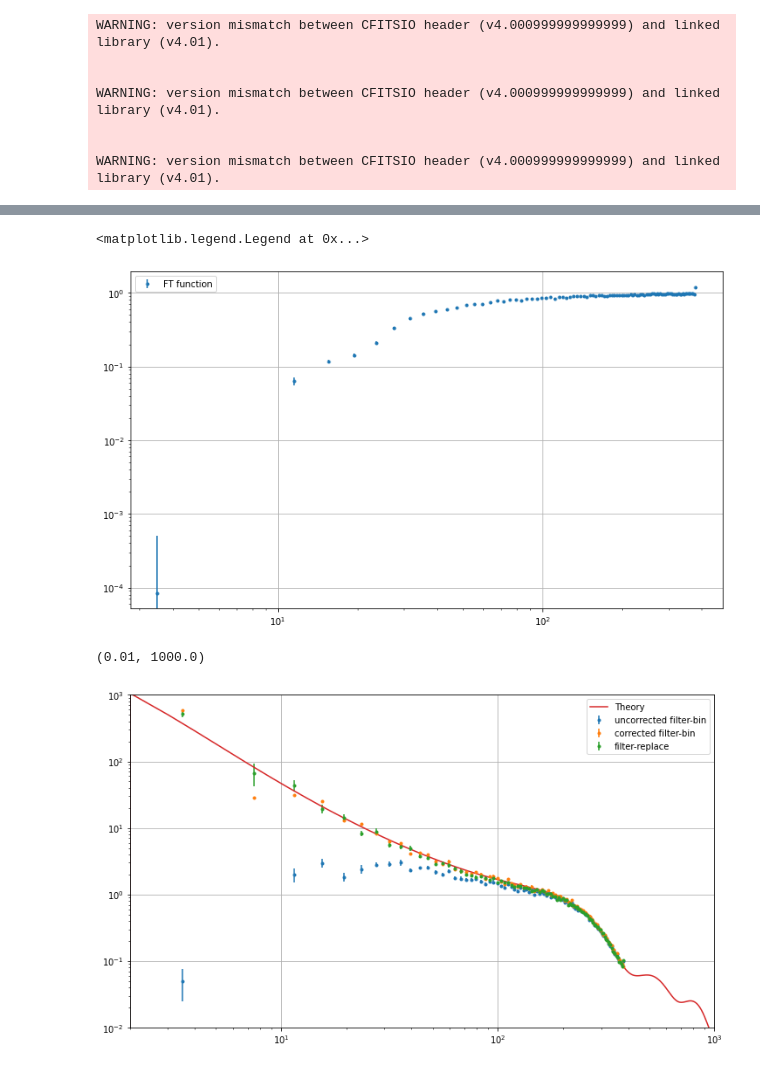
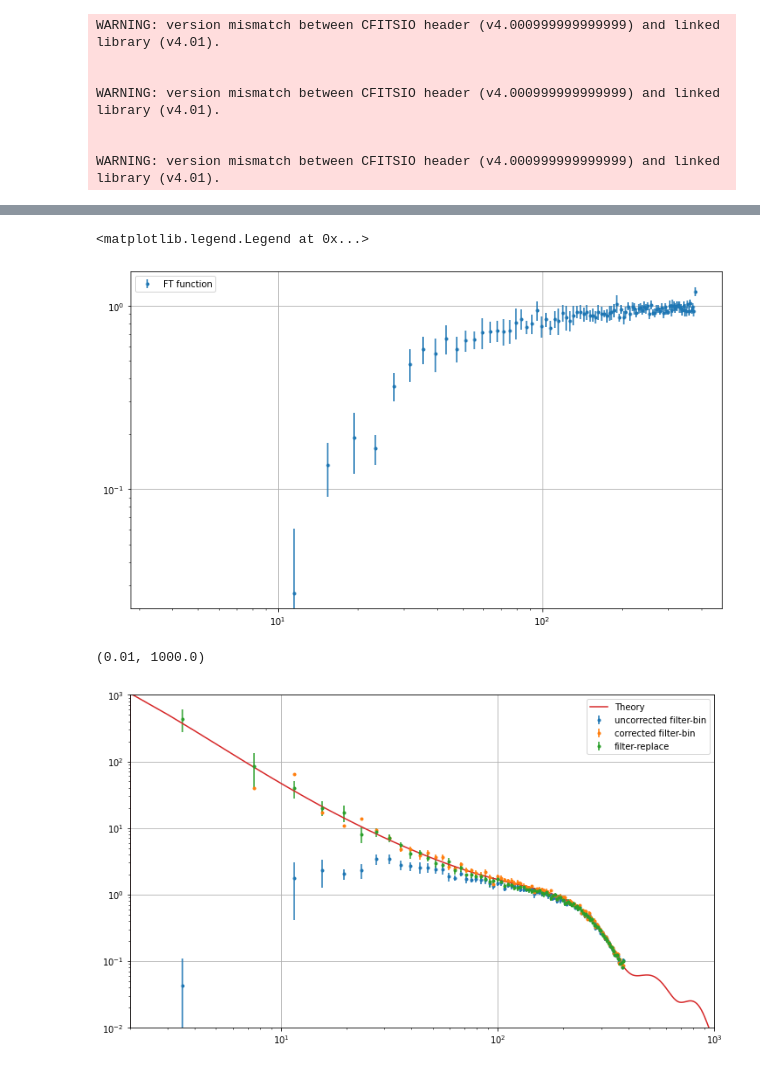
Before and after one commit to catyz/destripe, a Jupyter notebook: simulation.ipynb, the cells around one changed output, grey strips where cells are left out. Saved outputs shown, nothing was run; the diff lists cells and outputs as text; code cells hidden in the pictures.

```diff
--- a/simulation.ipynb
+++ b/simulation.ipynb
@@ -53,7 +54,7 @@ def subscan_polyfilter(times, tod, n_sub=200, deg=10):
         scan -= poly(time)
     return np.concatenate(subscans)
 # %%
-def map_sim(input_map, pixels, rate, noise_params, subscan_poly_deg=10, replace=False, plot=True):
+def map2map(input_map, pixels, rate, noise_params, subscan_poly_deg=10, replace=False, plot=True):
     nside = 128
     npix = 12*nside**2
     nsamp = len(pixels)
@@ -96,23 +97,23 @@ def map_sim(input_map, pixels, rate, noise_params, subscan_poly_deg=10, replace=
 
     return output_map
 # %%
-def simulate_cross_spectra(input_cl, n_obs, noise_params, replace=False):
+def cl2cl(input_cl, n_obs, noise_params, replace=False):
     input_map = hp.synfast(input_cl, nside=128)
     npix = 12*hp.get_nside(input_map)**2
     coadd_map1 = np.zeros(npix)
     coadd_map2 = np.zeros(npix)
 
     for i in range(n_obs):
-        coadd_map1 += map_sim(input_map, pixels_lr, rate, noise_params, subscan_poly_deg=10, replace=replace, plot=False)
-        coadd_map1 += map_sim(input_map, pixels_ud, rate, noise_params, subscan_poly_deg=10, replace=replace, plot=False)
+        coadd_map1 += map2map(input_map, pixels_lr, rate, noise_params, subscan_poly_deg=10, replace=replace, plot=False)
+        coadd_map1 += map2map(input_map, pixels_ud, rate, noise_params, subscan_poly_deg=10, replace=replace, plot=False)
 
-        coadd_map2 += map_sim(input_map, pixels_lr, rate, noise_params, subscan_poly_deg=10, replace=replace, plot=False)
-        coadd_map2 += map_sim(input_map, pixels_ud, rate, noise_params, subscan_poly_deg=10, replace=replace, plot=False)
+        coadd_map2 += map2map(input_map, pixels_lr, rate, noise_params, subscan_poly_deg=10, replace=replace, plot=False)
+        coadd_map2 += map2map(input_map, pixels_ud, rate, noise_params, subscan_poly_deg=10, replace=replace, plot=False)
 
     coadd_map1 /= 2*n_obs
     coadd_map2 /= 2*n_obs
 
-    cross_cl, ells = power_spectrum(mask_apo, coadd_map1, coadd_map2)
+    cross_cl, ells = map2cl(mask_apo, coadd_map1, coadd_map2)
 
     return cross_cl[0], ells
 # %%
@@ -130,10 +131,10 @@ def power_spectrum(mask_apo, m1, m2=None, bin_size=4):
 
     return cl, ells
 # %%
-def full_sim(input_cl, n_sims, noise_params=(0.5,2,100), replace=False):
+def sim_cl2cl(input_cl, n_sims, noise_params=(0.5,2,100), replace=False):
     cl = []
-    for i in range(n_sims):
-        cross_cl, ells = simulate_cross_spectra(input_cl, n_obs=10, noise_params=noise_params, replace=replace)
+    for i in tqdm(range(n_sims)):
+        cross_cl, ells = cl2cl(input_cl, n_obs=10, noise_params=noise_params, replace=replace)
         cl.append(cross_cl)
 
     cl_mean = np.mean(cl, axis=0)
@@ -178,20 +179,20 @@ ells, cl_filterreplace_mean, cl_filterreplace_std = full_sim(TT, n_sims, replace
 # %%
-nsims_FT = 100
-ells, cl_FT_mean, cl_FT_std = full_sim(input_cl=np.ones(lmax+1), n_sims=nsims_FT, replace=False, noise_params=None)
+nsims_FT = 10
+ells, cl_FT_mean, cl_FT_std = sim_cl2cl(input_cl=np.ones(lmax+1), n_sims=nsims_FT, replace=False, noise_params=None)
 # %%
 plt.figure(figsize=(12,7))
-plt.errorbar(ells, cl_FT_mean, cl_FT_std/np.sqrt(nsims_FT), fmt='.', label='FT function')
+plt.errorbar(ells, cl_FT_mean, 2*cl_FT_std/np.sqrt(nsims_FT), fmt='.', label='FT function')
 plt.loglog()
 plt.grid()
 plt.legend()
 # %% [output]
 <matplotlib.legend.Legend at 0x...>
-[figure, old version]
+[figure, new version]
 # %%
 plt.figure(figsize=(12,7))
 plt.errorbar(ells, cl_filterbin_mean, 2*cl_filterbin_std/np.sqrt(n_sims), fmt='.', label='uncorrected filter-bin')
 plt.errorbar(ells, cl_filterbin_mean/cl_FT_mean, 2*cl_filterbin_std/np.sqrt(n_sims), fmt='.', label='corrected filter-bin')
-plt.errorbar(ells, cl_filterreplace_mean, cl_filterreplace_std/np.sqrt(n_sims), fmt='.', label='filter-replace')
+plt.errorbar(ells, cl_filterreplace_mean, 2*cl_filterreplace_std/np.sqrt(n_sims), fmt='.', label='filter-replace')
 plt.plot(ell, input_cl[0], label='Theory')
 plt.loglog()
 plt.grid()
@@ -200,4 +201,4 @@ plt.xlim([2e0,1e3])
 plt.ylim([1e-2,1e3])
 # %% [output]
 (0.01, 1000.0)
-[figure, old version]
+[figure, new version]
```
Also changed, not shown: parts of 6 cells of this notebook.
